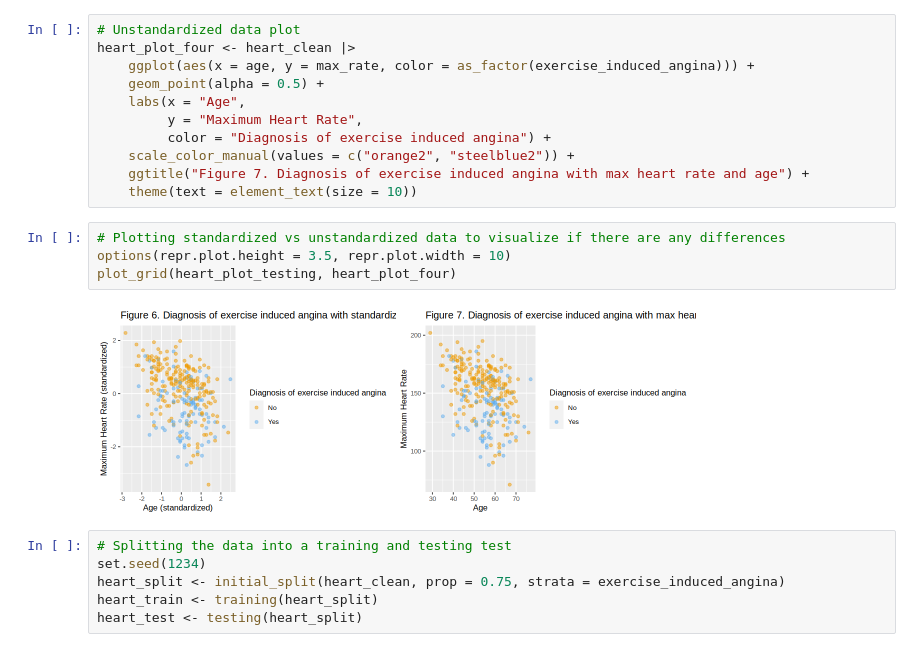
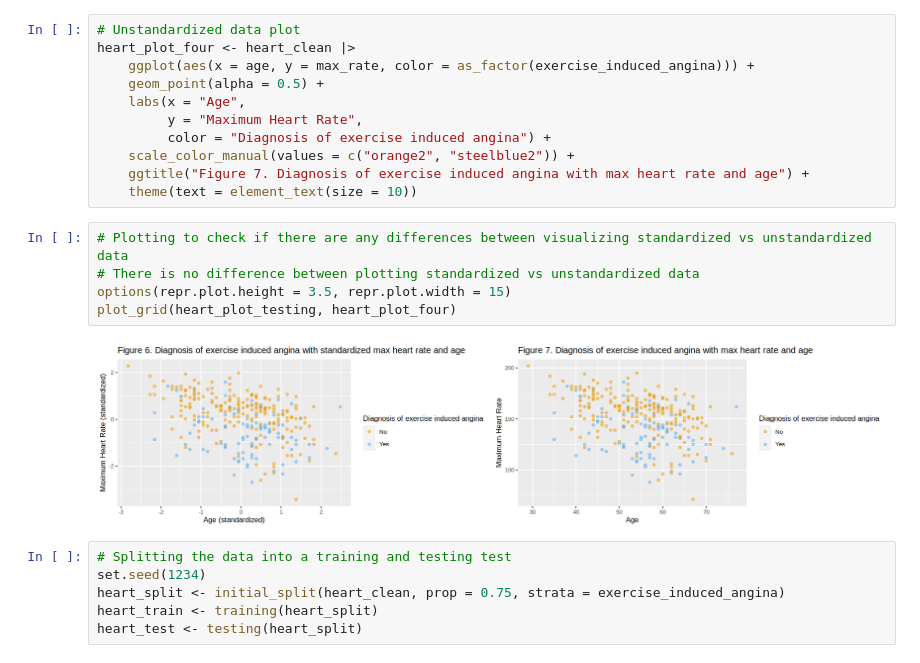
Before and after one commit to elaines6/dsci-100-group-project, a Jupyter notebook: heart_disease_group_report.ipynb, the cells around one changed output. Drawn from its saved outputs; the diff is of its cells as text.

```diff
--- a/heart_disease_group_report.ipynb
+++ b/heart_disease_group_report.ipynb
@@ -242,11 +225,12 @@ heart_plot_four <- heart_clean |>
     ggtitle("Figure 7. Diagnosis of exercise induced angina with max heart rate and age") +
     theme(text = element_text(size = 10))
 # %%
-# Plotting standardized vs unstandardized data to visualize if there are any differences
-options(repr.plot.height = 3.5, repr.plot.width = 10)
+# Plotting to check if there are any differences between visualizing standardized vs unstandardized data
+# There is no difference between plotting standardized vs unstandardized data
+options(repr.plot.height = 3.5, repr.plot.width = 15)
 plot_grid(heart_plot_testing, heart_plot_four)
 # %% [output]
-[figure, old version]
+[figure, new version]
 # %%
 # Splitting the data into a training and testing test
 set.seed(1234)
```
Also changed, not shown: parts of 13 cells of this notebook.
